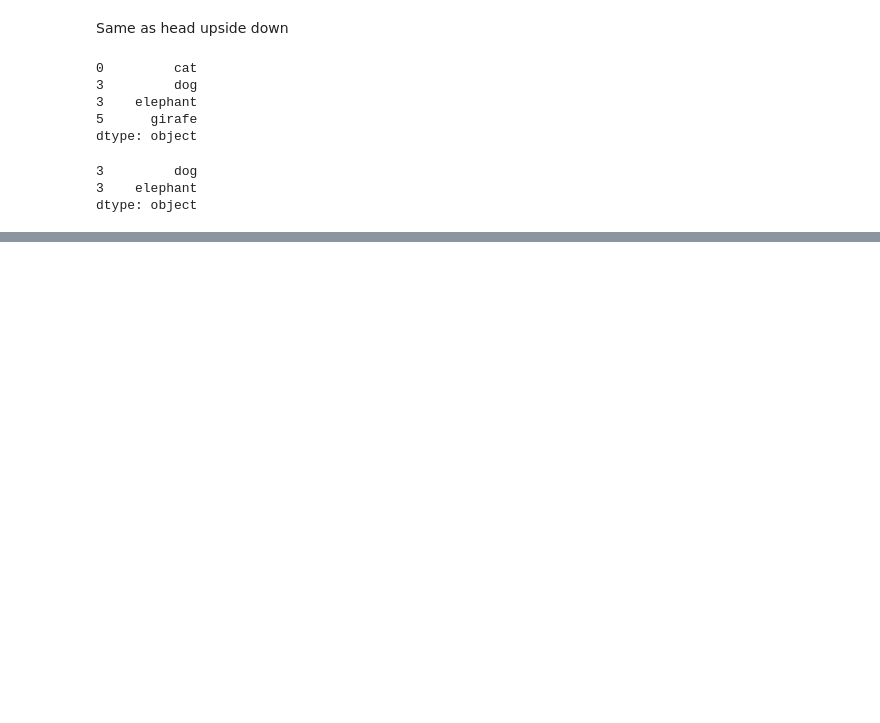
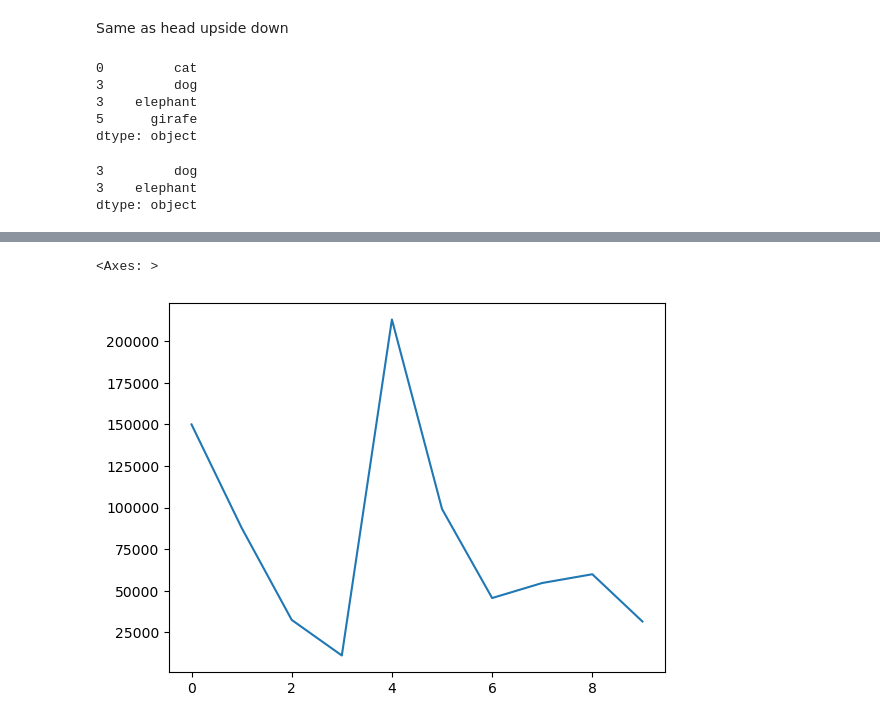
Before and after one commit to NamanTyagi00/DSML-1, a Jupyter notebook: part1.ipynb, the cells around one changed output, grey strips where cells are left out. Cells and saved outputs as stored; diff of their text form; code cells hidden in the pictures; blank space fills up the shorter version.

```diff
--- a/part1.ipynb
+++ b/part1.ipynb
@@ -195,0 +214,5 @@ dtype: object
+# %%
+cardata["Odometer (KM)"].plot()
+# %% [output]
+<Axes: >
+[figure, added]
```
Also changed, not shown: parts of 3 cells of this notebook, 5 other files.
